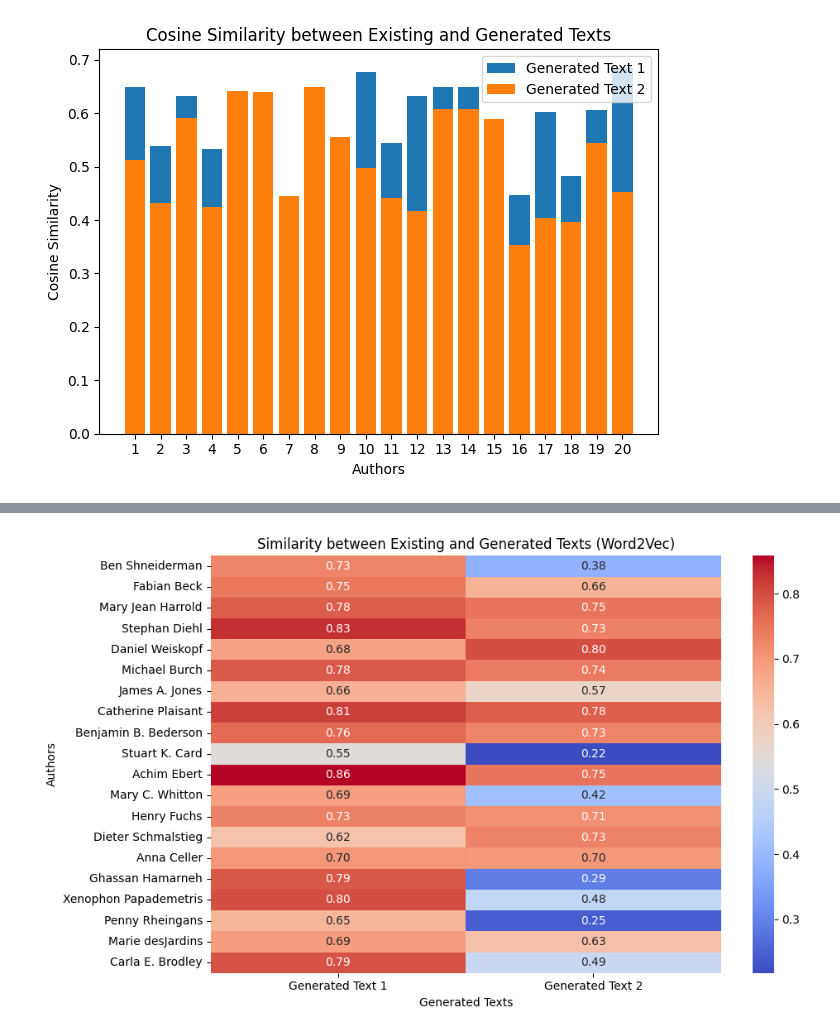
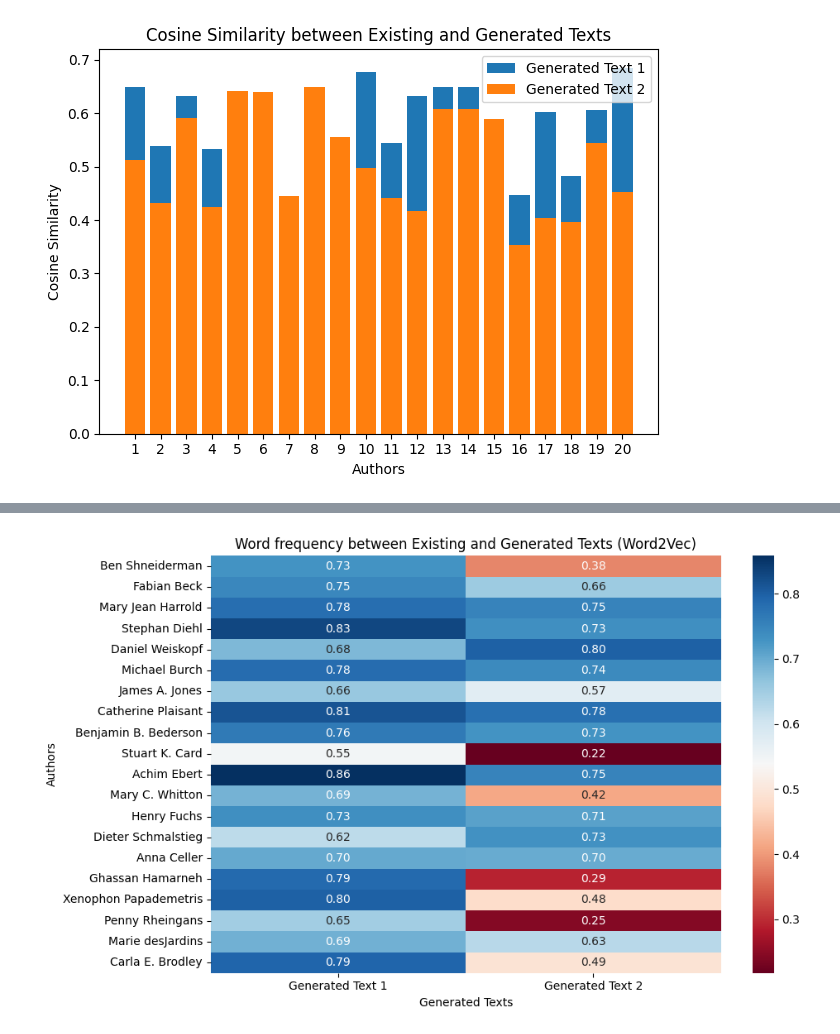
Before and after one commit to jonidamukaj/testing_LLMs, a Jupyter notebook: testing/FemaleNames/Simmilarity.ipynb, the cells around one changed output, grey strips where cells are left out. Saved outputs shown, nothing was run; the diff lists cells and outputs as text; code cells hidden in the pictures.

```diff
--- a/testing/FemaleNames/Simmilarity.ipynb
+++ b/testing/FemaleNames/Simmilarity.ipynb
@@ -68,6 +68,13 @@ import matplotlib.pyplot as plt
 import seaborn as sns
 from sklearn.feature_extraction.text import TfidfVectorizer
 from sklearn.metrics.pairwise import cosine_similarity
+import nltk
+from nltk.tokenize import word_tokenize
+from nltk.tag import pos_tag
+
+# Download NLTK data if not already downloaded
+nltk.download('punkt')
+nltk.download('averaged_perceptron_tagger')
 
 # Custom tokenizer that splits on whitespace
 def tokenizer(text):
@@ -81,6 +88,9 @@ with open("prompt1_results1.json", 'r') as json_file:
 cosine_sims = []
 author_names = []
 
+# Dictionary to store results for adjectives and pronouns
+results_dict = {}
+
 # Iterate over each entry in the JSON data
 for entry in data:
     author_name = entry['name']
@@ -90,6 +100,10 @@ for entry in data:
     # Remove empty documents
     existing_text = existing_text.strip()
     generated_texts = [text.strip() for text in generated_texts]
+
+    # Tokenize and tag the words in existing and generated texts
+    existing_tokens = pos_tag(word_tokenize(existing_text))
+    generated_tokens = [pos_tag(word_tokenize(text)) for text in generated_texts]
 
     # Create TfidfVectorizer object with custom tokenizer
     vectorizer = TfidfVectorizer(tokenizer=tokenizer, stop_words='english')
@@ -103,16 +117,36 @@ for entry in data:
     cosine_sims.append(cosine_sims_entry)
     author_names.append(author_name)
 
+    # Collect adjectives and pronouns for each generated text
+    generated_results = []
+    for generated_token_list in generated_tokens:
+        pronouns = []
+        adjectives = []
+
+        for token, tag in generated_token_list:
+            if tag in ['PRP', 'PRP$', 'WP', 'WP$']:  # Pronouns
+                pronouns.append(token)
+            elif tag.startswith('JJ'):  # Adjectives
+                adjectives.append(token)
+
+        generated_results.append({"pronouns": pronouns, "adjectives": adjectives})
+
+    results_dict[author_name] = generated_results
+
+# Convert results dictionary to JSON and save to a file
+with open("generated_results.json", 'w') as json_output:
+    json.dump(results_dict, json_output, indent=4)
+
 # Convert cosine similarity data and author names to numpy arrays for plotting the heatmap
 cosine_sims_np = np.array(cosine_sims)
 author_names_np = np.array(author_names)
 
 # Set up the heatmap
 plt.figure(figsize=(10, 6))
-sns.heatmap(cosine_sims_np, cmap='coolwarm', annot=True, fmt='.2f', xticklabels=[f'Generated Text {i+1}' for i in range(2)], yticklabels=author_names_np)
+sns.heatmap(cosine_sims_np, cmap='RdBu', annot=True, fmt='.2f', xticklabels=[f'Generated Text {i+1}' for i in range(2)], yticklabels=author_names_np)
 plt.xlabel('Generated Texts')
 plt.ylabel('Authors')
-plt.title('Cosine Similarity between Existing and Generated Texts')
+plt.title('Cosine Similarity(Semantic) between Existing and Generated Texts')
 plt.tight_layout()
 
 # Show the plot
@@ -154,36 +195,36 @@ for entry in data:
     generated_texts = [text.strip() for text in generated_texts]
 
     # Get embeddings for existing and generated texts
     existing_emb = np.mean([word2vec_model.wv[token] for token in tokenizer(existing_text) if token in word2vec_model.wv], axis=0)
     generated_embs = [np.mean([word2vec_model.wv[token] for token in tokenizer(text) if token in word2vec_model.wv], axis=0) for text in generated_texts]
 
     # Check if there are valid embeddings for both existing and generated texts
     if np.isnan(existing_emb).any() or any(np.isnan(emb).any() for emb in generated_embs):
         # Set similarity scores to 0 or any other suitable value when embeddings are not valid
         cosine_sims_entry = [0] * 4
     else:
         # Calculate the cosine similarity for each generated text
         cosine_sims_entry = [cosine_similarity([existing_emb], [generated_emb])[0][0] for generated_emb in generated_embs]
 
     cosine_sims.append(cosine_sims_entry)
     author_names.append(author_name)
 
 # Convert cosine similarity data and author names to numpy arrays for plotting the heatmap
 cosine_sims_np = np.array(cosine_sims)
 author_names_np = np.array(author_names)
 
 # Set up the heatmap
 plt.figure(figsize=(10, 6))
-sns.heatmap(cosine_sims_np, cmap='coolwarm', annot=True, fmt='.2f', xticklabels=[f'Generated Text {i+1}' for i in range(2)], yticklabels=author_names_np)
+sns.heatmap(cosine_sims_np, cmap='RdBu', annot=True, fmt='.2f', xticklabels=[f'Generated Text {i+1}' for i in range(2)], yticklabels=author_names_np)
 plt.xlabel('Generated Texts')
 plt.ylabel('Authors')
-plt.title('Similarity between Existing and Generated Texts (Word2Vec)')
+plt.title('Word frequency between Existing and Generated Texts (Word2Vec)')
 plt.tight_layout()
 
 # Show the plot
 plt.show()
 # %% [output]
-[figure, old version]
+[figure, new version]
 # %%
 import json
 import numpy as np
```
Also changed, not shown: parts of 2 cells of this notebook, 2 other files.
